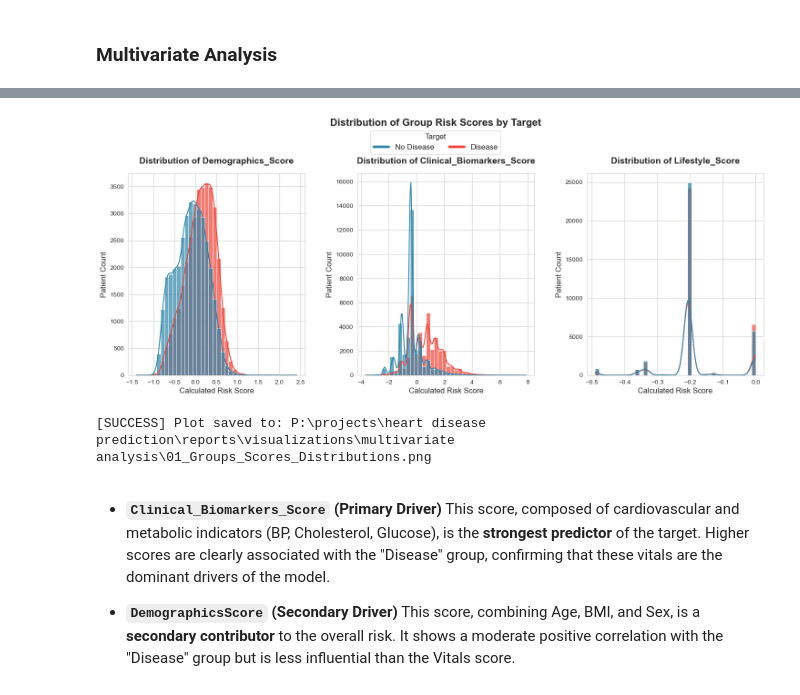
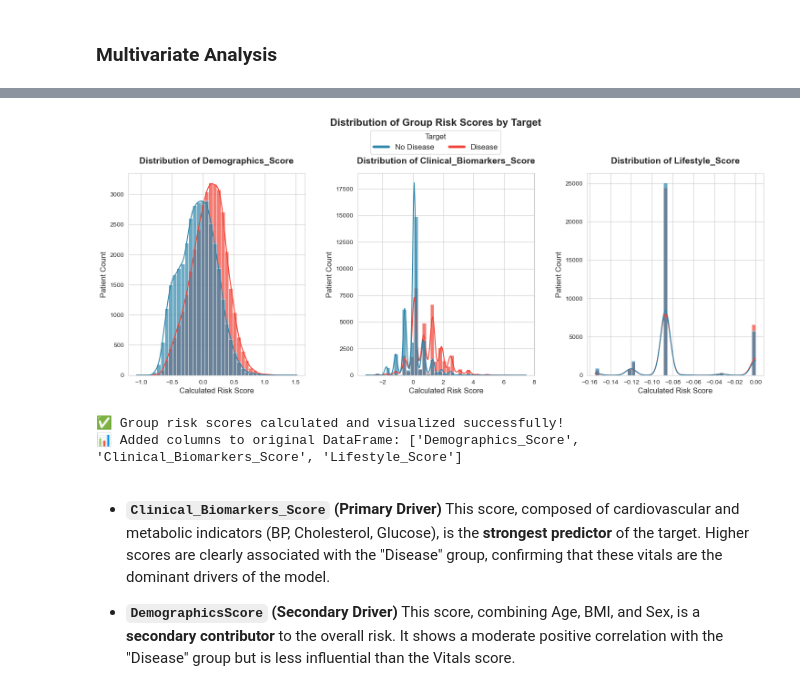
Before and after one commit to Ychandrasekharrao/heart-disease, a Jupyter notebook: src/notebooks/data_analysis.ipynb, the cells around one changed output, grey strips where cells are left out. Saved outputs shown, nothing was run; the diff lists cells and outputs as text; code cells hidden in the pictures.

```diff
--- a/src/notebooks/data_analysis.ipynb
+++ b/src/notebooks/data_analysis.ipynb
@@ -1781,9 +1898,9 @@ chol_map = {1: 'Normal', 2: 'Above Normal', 3: 'Well Above Normal'}
 gluc_map = {1: 'Normal', 3: 'Well Above Normal', 2: 'Above Normal'}  # Note: Changed order to match data
 
 # --- Apply mappings with validation ---
-if 'Cholesterol_Level' in df.columns and df['Cholesterol_Level'].dtype != 'O':
+if pd.api.types.is_numeric_dtype(df['Cholesterol_Level']):
     df['Cholesterol_Level'] = df['Cholesterol_Level'].map(chol_map)
-if 'Glucose_Level' in df.columns and df['Glucose_Level'].dtype != 'O':
+if pd.api.types.is_numeric_dtype(df['Glucose_Level']):
     df['Glucose_Level'] = df['Glucose_Level'].map(gluc_map)
 
 # --- Convert to categorical with proper ordering ---
@@ -2229,4 +2374,4 @@ display(results_df)
 ### Multivariate Analysis
 # %%
 # Drop unwanted columns with errors='ignore' for robustness
-df = df.drop(['Age_Group', 'BMI_Category','BP_label','BP_LEVEL' ], axis=1, errors='ignore')
+df = df.drop(['BP_label','BP_LEVEL','Age_Group', 'BMI_Category' ], axis=1, errors='ignore')
@@ -2360,6 +2445,5 @@ ordinal_encoder__Physical_Activity    -0.206083
 # %%
 target_column = 'target'
-scored_df = df.copy()
 
 # ---------------------------
 # Groups and features
@@ -2371,45 +2455,21 @@ groups_by_original_features = {
 }
 
 # ---------------------------
-# Preprocess data
-# ---------------------------
-X = df.drop(columns=[target_column])
-# Use the fitted preprocessor from the pipeline
-fitted_preprocessor = pipeline.named_steps['preprocessor']
-X_transformed = fitted_preprocessor.transform(X)
-
-# Convert sparse to dense if needed
-if hasattr(X_transformed, "toarray"):
-    df_transformed = pd.DataFrame(
-        X_transformed.toarray(),
-        columns=fitted_preprocessor.get_feature_names_out(),
-        index=df.index
-    )
-else:
-    df_transformed = pd.DataFrame(
-        X_transformed,
-        columns=fitted_preprocessor.get_feature_names_out(),
-        index=df.index
-    )
-
-# ---------------------------
-# Compute scores
+# Compute group scores using model coefficients directly on original df
 # ---------------------------
 for group_name, original_features_list in groups_by_original_features.items():
-    # Select transformed features for this group
-    group_cols = [c for c in df_transformed.columns if any(orig in c for orig in original_features_list)]
     # Keep only features present in coefficients
-    group_cols = [c for c in group_cols if c in coefficients.index]
+    group_cols = [c for c in original_features_list if c in coefficients.index]
 
     if group_cols:
-        scored_df[group_name] = df_transformed[group_cols].dot(coefficients[group_cols])
+        df[group_name] = df[group_cols].dot(coefficients[group_cols])
     else:
-        scored_df[group_name] = 0.0
+        df[group_name] = 0.0
 
 # ---------------------------
 # Convert target to string for plotting
 # ---------------------------
-scored_df[target_column] = scored_df[target_column].map({0: 'No Disease', 1: 'Disease'})
+df[target_column] = df[target_column].map({0: 'No Disease', 1: 'Disease'})
 
 # ---------------------------
 # Plot histograms
@@ -2424,49 +2484,42 @@ if len(score_columns) == 1:
 for i, score_col in enumerate(score_columns):
     ax = axes[i]
     sns.histplot(
-        data=scored_df,
+        data=df,
         x=score_col,
         hue=target_column,
         bins=40,
         palette=palette,
         kde=True,
         alpha=0.7,
         ax=ax
     )
     ax.set_title(f'Distribution of {score_col}', fontsize=14, fontweight='bold', pad=15)
     ax.set_xlabel('Calculated Risk Score', fontsize=12)
     ax.set_ylabel('Patient Count', fontsize=12)
     if ax.get_legend() is not None:
         ax.get_legend().remove()
 
 # ---------------------------
 # Title + Shared Legend
 # ---------------------------
 fig.suptitle('Distribution of Group Risk Scores by Target', fontsize=16, fontweight='bold', y=1.05)
 
 handles = [Line2D([0], [0], color=c, lw=4) for c in palette.values()]
 labels = list(palette.keys())
 fig.legend(handles, labels, title='Target', loc='upper center', ncol=2, frameon=True, fontsize=12, title_fontsize=12, bbox_to_anchor=(0.5, 1.02))
 
 # Adjust layout
 fig.subplots_adjust(top=0.85, wspace=0.3)
 
-# ---------------------------
-# Save figure robustly
-# ---------------------------
-PLOT_DIR = PROJECT_ROOT / 'reports' / 'visualizations' / 'multivariate analysis'
-PLOT_DIR.mkdir(parents=True, exist_ok=True)
+# Display plot (NO SAVING)
+plt.show()
 
-img_path = PLOT_DIR / '01_Groups_Scores_Distributions.png'
-if img_path.exists():
-    img_path.unlink()
-
-plt.savefig(img_path, bbox_inches='tight', dpi=150)
-plt.show()
-print(f"[SUCCESS] Plot saved to: {img_path.resolve()}")
+print("✅ Group risk scores calculated and visualized successfully!")
+print(f"📊 Added columns to original DataFrame: {score_columns}")
 # %% [output]
-[figure, old version]
+[figure, new version]
-[SUCCESS] Plot saved to: P:\projects\heart disease prediction\reports\visualizations\multivariate analysis\01_Groups_Scores_Distributions.png
+✅ Group risk scores calculated and visualized successfully!
+📊 Added columns to original DataFrame: ['Demographics_Score', 'Clinical_Biomarkers_Score', 'Lifestyle_Score']
 # %% [markdown]
 * **`Clinical_Biomarkers_Score` (Primary Driver)**
     This score, composed of cardiovascular and metabolic indicators (BP, Cholesterol, Glucose), is the **strongest predictor** of the target. Higher scores are clearly associated with the "Disease" group, confirming that these vitals are the dominant drivers of the model.
```
Also changed, not shown: parts of 38 cells of this notebook, 46 other files.
